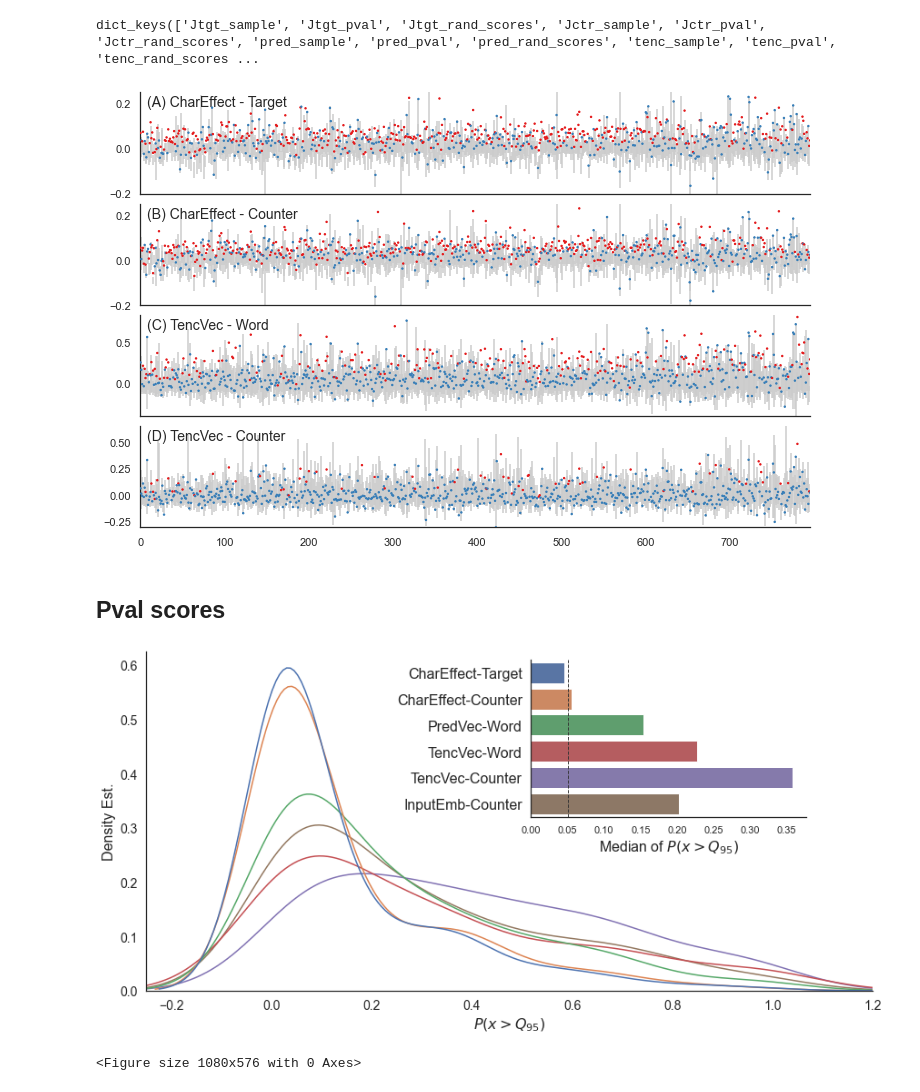
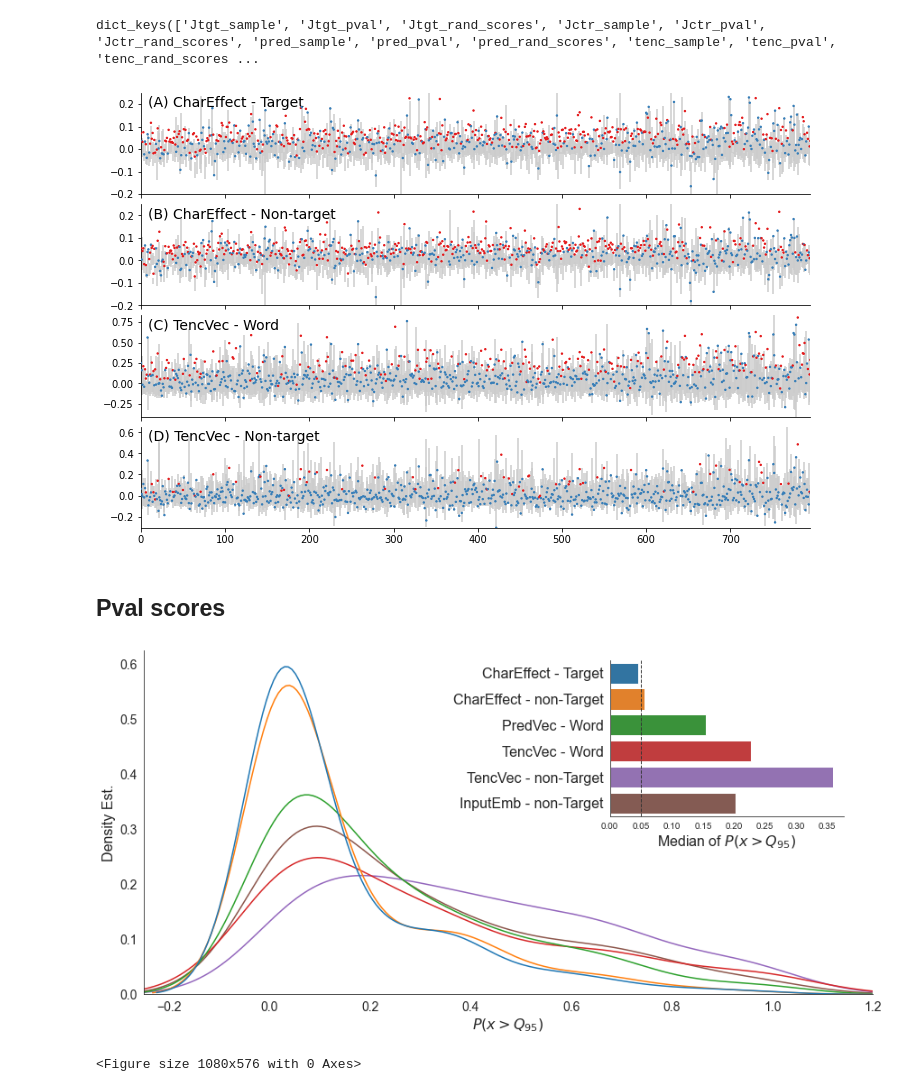
Before and after one commit to seantyh/morphert, a Jupyter notebook: etc/30.22-affix-stats-vis.ipynb, the cells around one changed output. Cells and saved outputs as stored; diff of their text form; code cells hidden in the pictures.

```diff
--- a/etc/30.22-affix-stats-vis.ipynb
+++ b/etc/30.22-affix-stats-vis.ipynb
@@ -40,9 +40,9 @@ def plot_effect_strip(target_var, title, ax):
 fig, ax = plt.subplots(4, 1, figsize=(12,8))
 fig.subplots_adjust(hspace=0.1)
 plot_effect_strip("Jtgt", "(A) CharEffect - Target", ax[0])
-plot_effect_strip("Jctr", "(B) CharEffect - Counter", ax[1])
+plot_effect_strip("Jctr", "(B) CharEffect - Non-target", ax[1])
 plot_effect_strip("pred", "(C) TencVec - Word", ax[2])
-plot_effect_strip("tencCtr", "(D) TencVec - Counter", ax[3])
+plot_effect_strip("tencCtr", "(D) TencVec - Non-target", ax[3])
 for i in range(3):
     ax[i].set_xticklabels([])
 for i in range(len(ax)):
@@ -50,7 +50,7 @@ for i in range(len(ax)):
     ax[i].spines['right'].set_visible(False)
 fig.savefig("30.22-affix-series.png", dpi=300)
 # %% [output]
-[figure, old version]
+[figure, new version]
 # %% [markdown]
 ## Pval scores
 # %%
@@ -68,37 +68,37 @@ for char, stat_item in affix_stats.items():
     ))
 char_frame = pd.DataFrame.from_records(char_frame_data).set_index("char")
 char_frame = char_frame.rename(columns=dict(
-    Jtgt_pval="CharEffect-Target",
-    Jctr_pval="CharEffect-Counter",
-    pred_pval="PredVec-Word",
-    tenc_pval="TencVec-Word",
-    tencCtr_pval="TencVec-Counter",
-    bertCtr_pval="InputEmb-Counter"))
+    Jtgt_pval="CharEffect - Target",
+    Jctr_pval="CharEffect - non-Target",
+    pred_pval="PredVec - Word",
+    tenc_pval="TencVec - Word",
+    tencCtr_pval="TencVec - non-Target",
+    bertCtr_pval="InputEmb - non-Target"))
 char_long = pd.melt(char_frame, var_name="variable", value_name="pval")
 # %%
 import seaborn as sns
 scores = char_frame.median()
 sns.set_style("white")
 dp = sns.displot(char_long, x="pval", hue="variable",
             kind="kde", bw_adjust=1.5, legend=False,
             height=6, aspect=2)
 dp_ax = dp.axes[0][0]
 dp_ax.tick_params(axis="both", color="black", labelsize=14)
 dp_ax.set_xlim(-0.25,1.2)
 dp_ax.set_xlabel("$P(x>Q_{95})$", fontsize=16)
 dp_ax.set_ylabel("Density Est.", fontsize=16)
 
-ax = plt.gcf().add_axes([0.55,0.55,0.35,0.4])
+ax = plt.gcf().add_axes([0.65,0.55,0.30,0.4])
 sns.barplot(x=scores, y=scores.index,
             ax=ax)
 ax.set_xlabel("Median of $P(x>Q_{95})$")
 ax.axvline(0.05, color="#333333", linestyle="--", linewidth=1)
 ax.set_xlabel(ax.get_xlabel(), fontsize=16)
 ax.set_yticklabels(ax.get_yticklabels(), fontsize=16)
 sns.despine()
 plt.gcf().savefig("30.22-affix-pval-distr.png", dpi=300)
 # %% [output]
-[figure, old version]
+[figure, new version]
 # %%
 # %% [output]
 <Figure size 1080x576 with 0 Axes>
```
Also changed, not shown: 3 other files.
